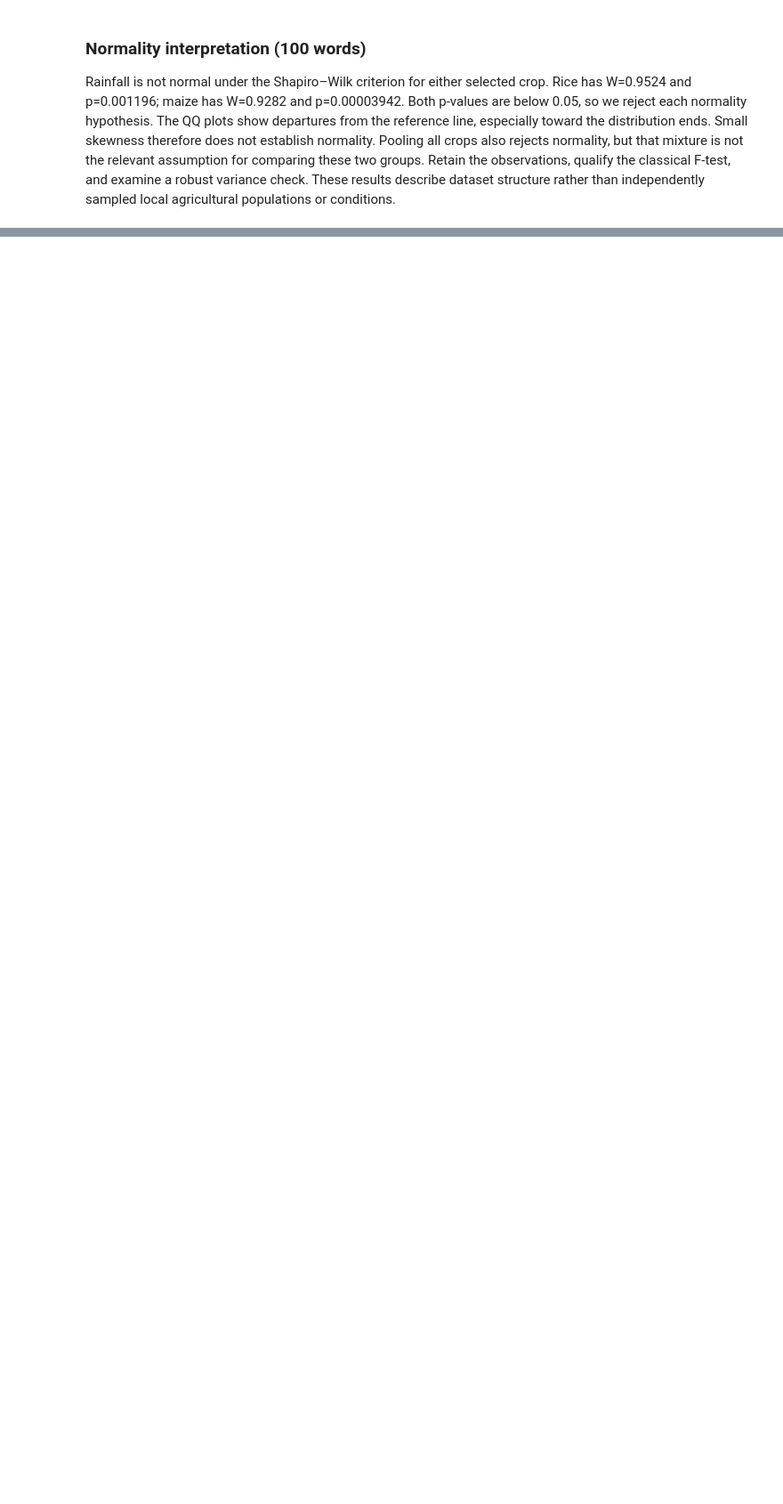
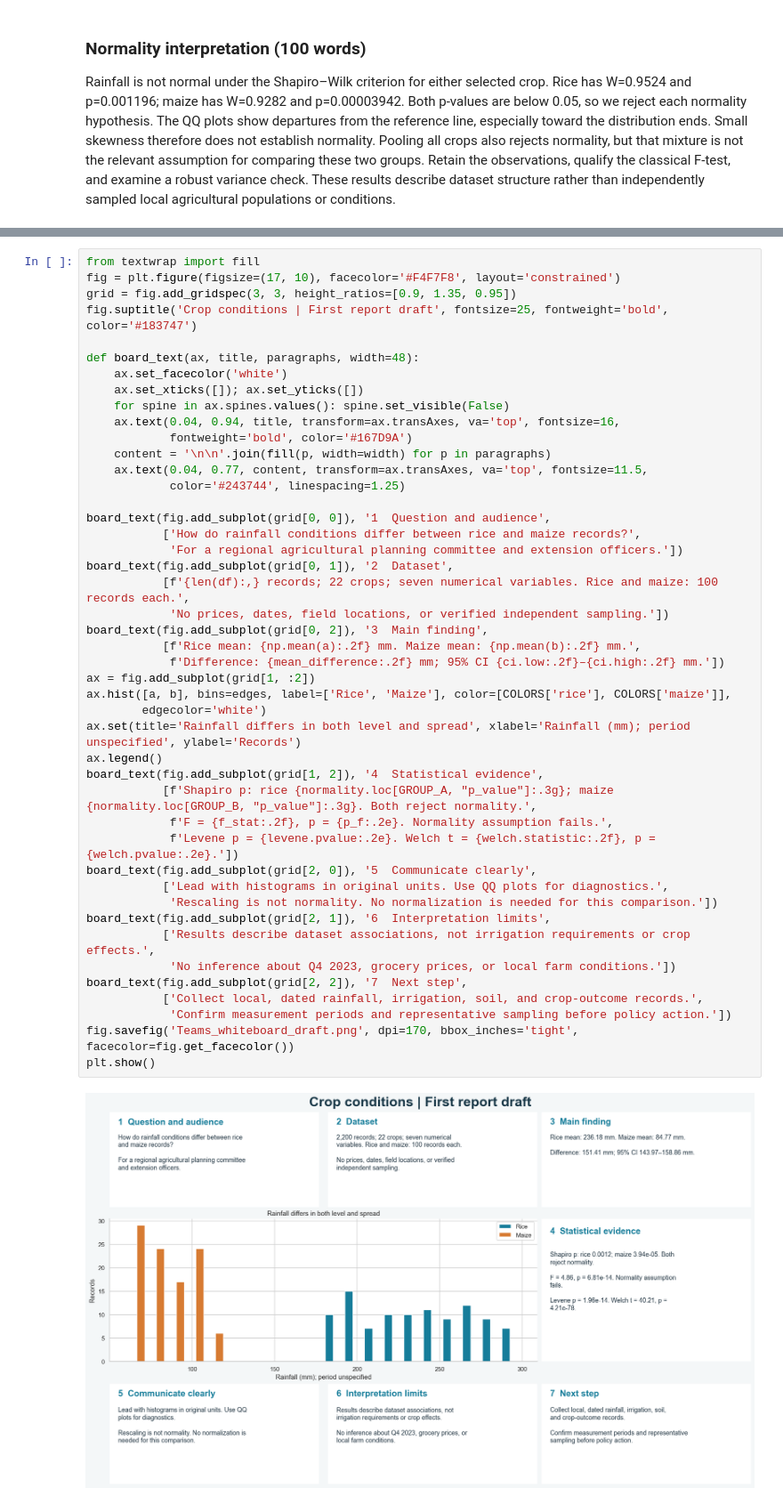
Before and after one commit to UbaidUllah777/Crop_Recommendation_Analysis, a Jupyter notebook: Crop_Recommendation_Workshop_A.ipynb, the cells around one changed output, grey strips where cells are left out. Shown at 89% size. Saved outputs shown, nothing was run; the diff lists cells and outputs as text; blank space fills up the shorter version.

Commit message:
add step 12-15 as well as the step 16 which is done by all three members together

```diff
--- a/Crop_Recommendation_Workshop_A.ipynb
+++ b/Crop_Recommendation_Workshop_A.ipynb
@@ -499,0 +634,47 @@ Rainfall is not normal under the Shapiro–Wilk criterion for either selected cr
+# %%
+from textwrap import fill
+fig = plt.figure(figsize=(17, 10), facecolor='#F4F7F8', layout='constrained')
+grid = fig.add_gridspec(3, 3, height_ratios=[0.9, 1.35, 0.95])
+fig.suptitle('Crop conditions | First report draft', fontsize=25, fontweight='bold', color='#183747')
+
+def board_text(ax, title, paragraphs, width=48):
+    ax.set_facecolor('white')
+    ax.set_xticks([]); ax.set_yticks([])
+    for spine in ax.spines.values(): spine.set_visible(False)
+    ax.text(0.04, 0.94, title, transform=ax.transAxes, va='top', fontsize=16,
+            fontweight='bold', color='#167D9A')
+    content = '\n\n'.join(fill(p, width=width) for p in paragraphs)
+    ax.text(0.04, 0.77, content, transform=ax.transAxes, va='top', fontsize=11.5,
+            color='#243744', linespacing=1.25)
+
+board_text(fig.add_subplot(grid[0, 0]), '1  Question and audience',
+           ['How do rainfall conditions differ between rice and maize records?',
+            'For a regional agricultural planning committee and extension officers.'])
+board_text(fig.add_subplot(grid[0, 1]), '2  Dataset',
+           [f'{len(df):,} records; 22 crops; seven numerical variables. Rice and maize: 100 records each.',
+            'No prices, dates, field locations, or verified independent sampling.'])
+board_text(fig.add_subplot(grid[0, 2]), '3  Main finding',
+           [f'Rice mean: {np.mean(a):.2f} mm. Maize mean: {np.mean(b):.2f} mm.',
+            f'Difference: {mean_difference:.2f} mm; 95% CI {ci.low:.2f}–{ci.high:.2f} mm.'])
+ax = fig.add_subplot(grid[1, :2])
+ax.hist([a, b], bins=edges, label=['Rice', 'Maize'], color=[COLORS['rice'], COLORS['maize']],
+        edgecolor='white')
+ax.set(title='Rainfall differs in both level and spread', xlabel='Rainfall (mm); period unspecified', ylabel='Records')
+ax.legend()
+board_text(fig.add_subplot(grid[1, 2]), '4  Statistical evidence',
+           [f'Shapiro p: rice {normality.loc[GROUP_A, "p_value"]:.3g}; maize {normality.loc[GROUP_B, "p_value"]:.3g}. Both reject normality.',
+            f'F = {f_stat:.2f}, p = {p_f:.2e}. Normality assumption fails.',
+            f'Levene p = {levene.pvalue:.2e}. Welch t = {welch.statistic:.2f}, p = {welch.pvalue:.2e}.'])
+board_text(fig.add_subplot(grid[2, 0]), '5  Communicate clearly',
+           ['Lead with histograms in original units. Use QQ plots for diagnostics.',
+            'Rescaling is not normality. No normalization is needed for this comparison.'])
+board_text(fig.add_subplot(grid[2, 1]), '6  Interpretation limits',
+           ['Results describe dataset associations, not irrigation requirements or crop effects.',
+            'No inference about Q4 2023, grocery prices, or local farm conditions.'])
+board_text(fig.add_subplot(grid[2, 2]), '7  Next step',
+           ['Collect local, dated rainfall, irrigation, soil, and crop-outcome records.',
+            'Confirm measurement periods and representative sampling before policy action.'])
+fig.savefig('Teams_whiteboard_draft.png', dpi=170, bbox_inches='tight', facecolor=fig.get_facecolor())
+plt.show()
+# %% [output]
+[figure, added]
```
Also changed, not shown: parts of 15 cells of this notebook, 7 other files.
